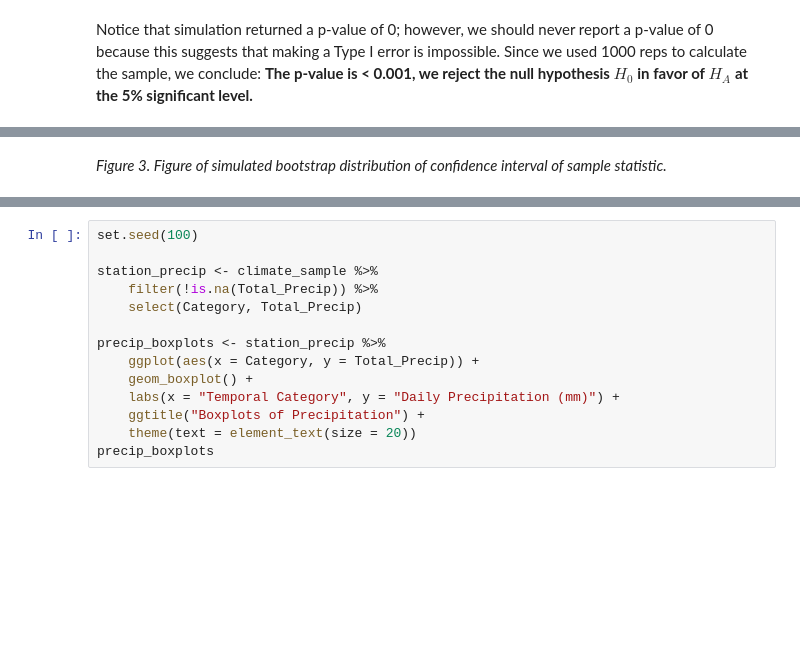
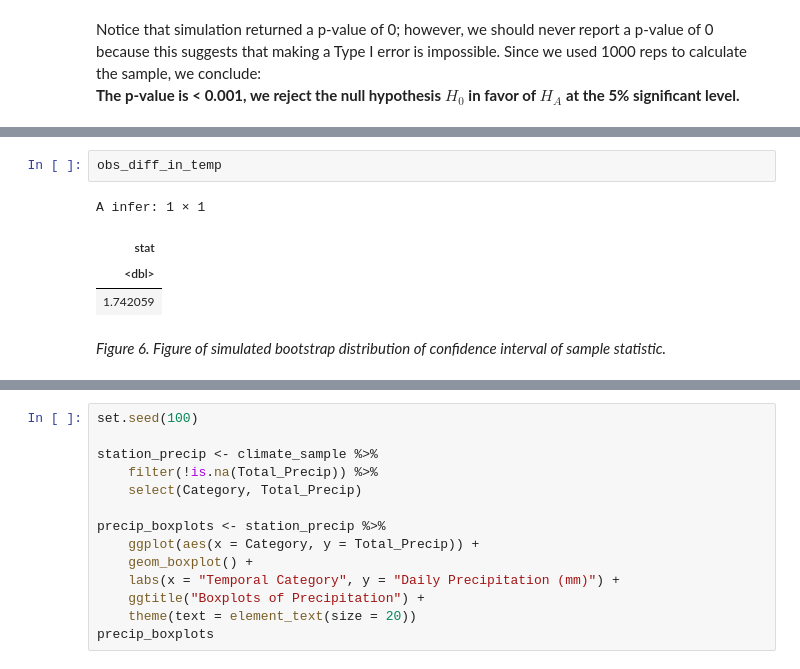
Before and after one commit to yxing6/STAT201-GroupProject-Climate, a Jupyter notebook: STAT201-Group17-ProjectProposal.ipynb, the cells around one changed output, grey strips where cells are left out. Saved outputs shown, nothing was run; the diff lists cells and outputs as text; blank space fills up the shorter version.

Commit message:
Bootstrap and CI for point estimates

```diff
--- a/STAT201-Group17-ProjectProposal.ipynb
+++ b/STAT201-Group17-ProjectProposal.ipynb
@@ -289,4 +280,11 @@ A tibble: 1 × 2
+# %%
+obs_diff_in_temp
+# %% [output]
+A infer: 1 × 1
+| stat |
+| <dbl> |
+| 1.742059 |
 # %% [markdown]
-*Figure 3. Figure of simulated bootstrap distribution of confidence interval of sample statistic.*
+*Figure 6. Figure of simulated bootstrap distribution of confidence interval of sample statistic.*
 # %% [markdown]
 Notice that the value 0 is not included in our confidence interval, again suggesting that $\bar{x}_{contemporary}$ and $\bar{x}_{historical}$ are truly different.
```
Also changed, not shown: parts of 20 cells of this notebook.
